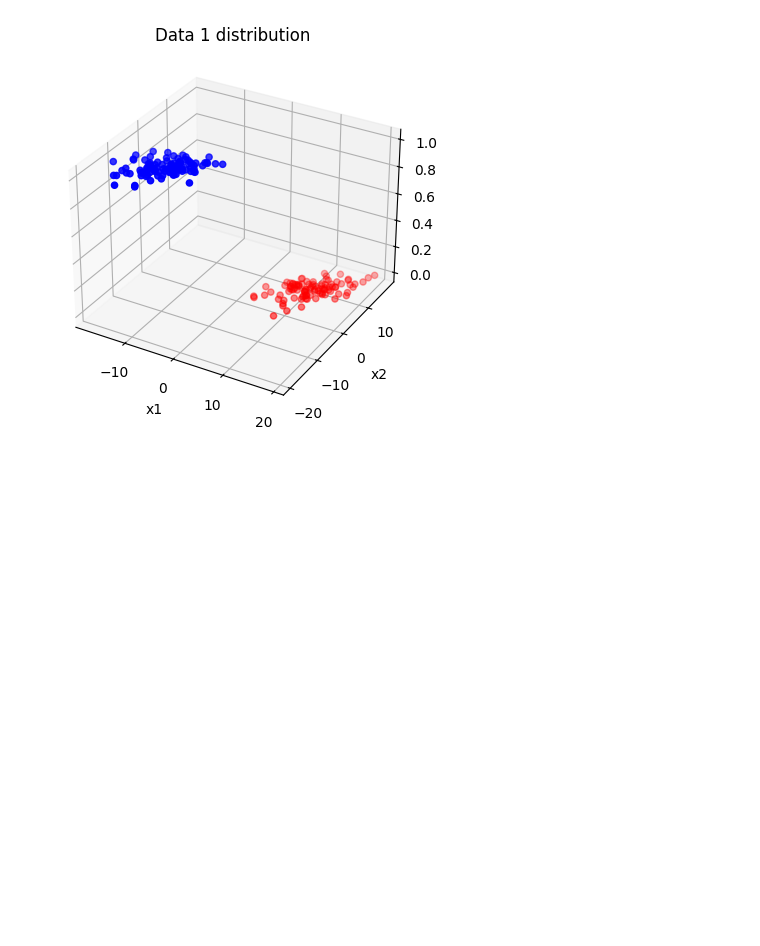
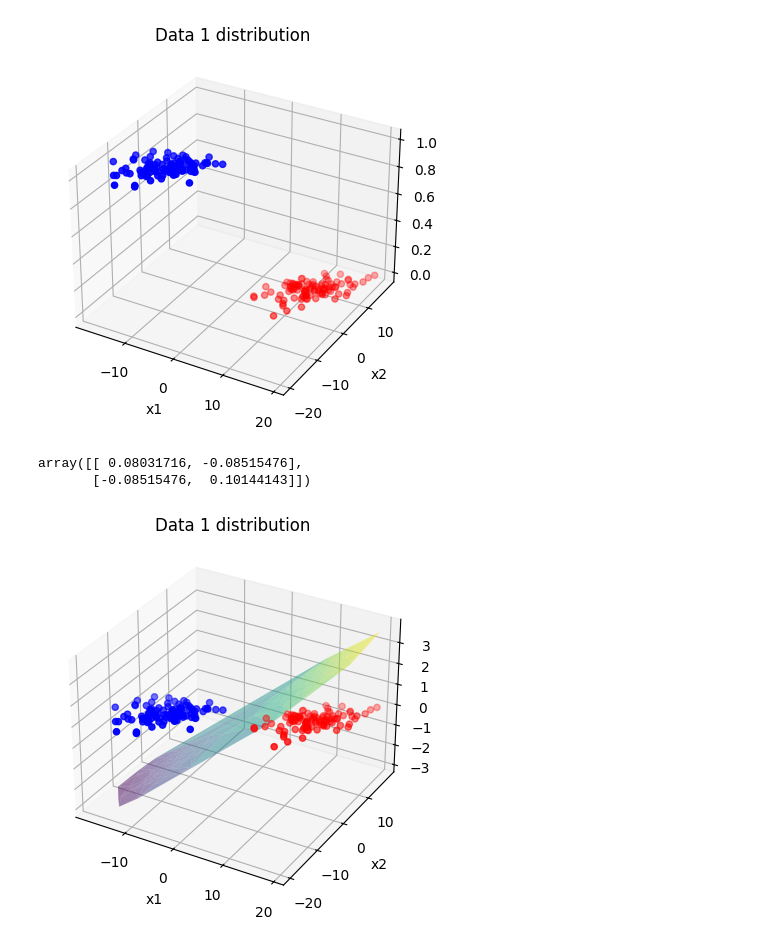
Before and after one commit to AbinashChetia/gda_ac, a Jupyter notebook: example.ipynb, the cells around one changed output. Cells and saved outputs as stored; diff of their text form; code cells hidden in the pictures; blank space fills up the shorter version.

```diff
--- a/example.ipynb
+++ b/example.ipynb
@@ -23,3 +23,40 @@ plt.title('Data 1 distribution')
 plt.show()
 # %% [output]
 [figure]
+# %%
+data1_x = data1[[0, 1]]
+data1_y = data1[2]
+
+feats_cov = data1_x.cov()
+feats_cov_inv = np.linalg.inv(feats_cov)
+feats_cov_inv
+# %% [output]
+array([[ 0.08031716, -0.08515476],
+       [-0.08515476,  0.10144143]])
+# %%
+data1_x_0 = data1_x[data1_y == 0]
+data1_x_1 = data1_x[data1_y == 1]
+
+p_0 = len(data1_x_0) / len(data1_x)
+p_1 = len(data1_x_1) / len(data1_x)
+
+mean_0 = data1_x_0.mean()
+mean_1 = data1_x_1.mean()
+
+w = np.dot((mean_0 - mean_1), feats_cov_inv)
+w_0 = np.log(p_1 / p_0) - 0.5 * np.dot(np.dot(mean_1, feats_cov_inv), mean_1) + 0.5 * np.dot(np.dot(mean_0, feats_cov_inv), mean_0)
+# %%
+pred_prob = np.dot(data1_x, w) + w_0
+pred = [1 if i > 0 else 0 for i in pred_prob]
+# %%
+ax = plt.axes(projection='3d')
+c_1 = ['b' if data1[2][i] else 'r' for i in range(len(data1[2]))]
+ax.scatter3D(data1[0], data1[1], data1[2], c=c_1)
+ax.plot_trisurf(data1[0], data1[1], pred_prob, alpha=0.5, cmap='viridis')
+ax.set_xlabel('x1')
+ax.set_ylabel('x2')
+ax.set_zlabel('y')
+plt.title('Data 1 distribution')
+plt.show()
+# %% [output]
+[figure, added]
```
